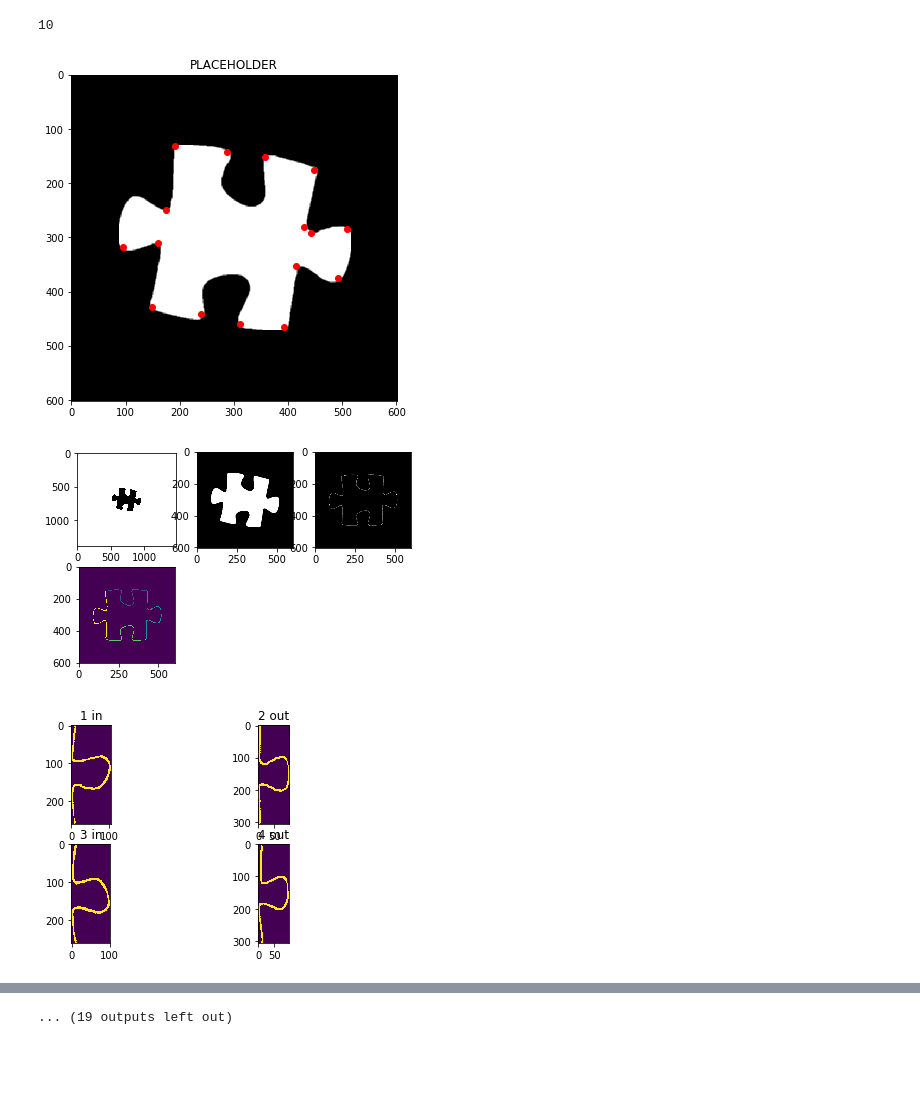
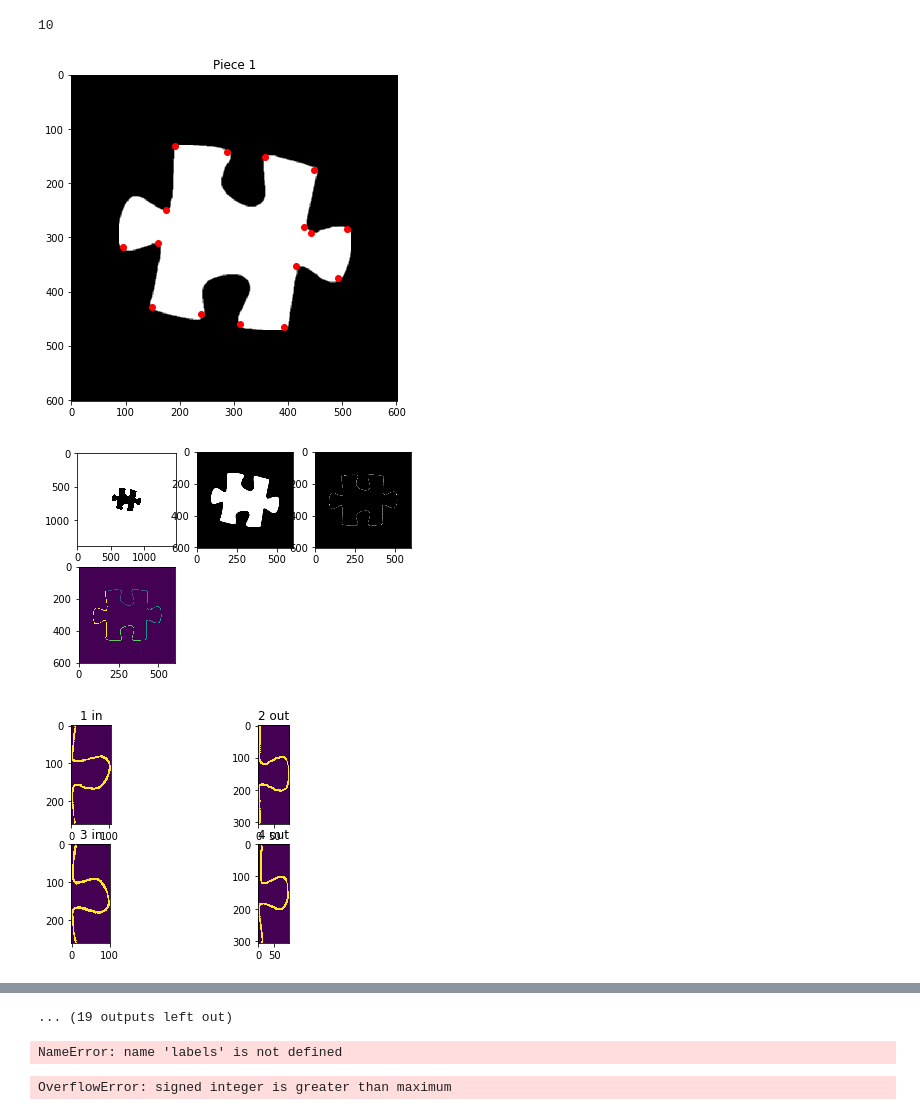
Before and after one commit to v-wangg/puzzle-solver, a Jupyter notebook: cv/SideExtractor_Harris.ipynb, the cells around one changed output, grey strips where cells are left out. Cells and saved outputs as stored; diff of their text form; code cells hidden in the pictures; blank space fills up the shorter version.

```diff
--- a/cv/SideExtractor_Harris.ipynb
+++ b/cv/SideExtractor_Harris.ipynb
@@ -29,38 +30,39 @@ img = io.imread("test_images/pic6.jpeg")
 pieces = preprocess(img, num_pieces)
 print(len(pieces))
 
-
+i = 1
 for piece in pieces:
 
     out_dict = process_piece(piece, after_segmentation_func=postprocess, scale_factor=0.4,
                              harris_block_size=5, harris_ksize=5,
                              corner_score_threshold=0.01, corner_minmax_threshold=100)
 
     plt.figure(figsize=(6, 6))
-    plt.title("PLACEHOLDER")
+    plt.title("Piece " + str(i))
     plt.imshow(out_dict['extracted'], cmap='gray')
     plt.scatter(out_dict['xy'][:, 0], out_dict['xy'][:, 1], color='red')
     #plt.colorbar()
     plt.show()
+    i += 1
 
     if 'error' in out_dict:
         print("PLACEHOLDER", ':', out_dict['error'])
         error_labels.append("PLACEHOLDER")
         traceback.print_exc()
         continue
 
     else:
 
         plt.figure(figsize=(6, 6))
         plt.imshow(out_dict['class_image'])
         plot_grid((3, 3), out_dict, '_segmented', '_extracted', '_edges', 'class_image')
         plt.show()
 
         plot_side_images(out_dict['side_images'], out_dict['inout'])
 
         results.append({'side_images': out_dict['side_images'], 'inout': out_dict['inout']})
 # %% [output]
 10
-[figure, old version]
+[figure, new version]
 [figure]
 [figure]
@@ -93,6 +95,8 @@ for label, result in zip(labels, results):
         out_path = join('sides', out_filename)
 
         cv2.imwrite(out_path, side_image)
+# %% [output]
+NameError: name 'labels' is not defined
 # %%
 img = io.imread("test_images/pic5.jpeg")
 img = preprocess(img, num_pieces)[6]
@@ -162,6 +166,35 @@ for i in range(1,15):
 
 plt.imshow(binary)
 plt.show()
+# %%
+from sys import setrecursionlimit
+
+setrecursionlimit(10000000000)
+
+def removeZeros(image):
+
+    return image[~np.all(image == 0, axis=1)]
+
+def floodFill(image):
+
+    color = 0
+    newColor = 255
+    R, C = len(image), len(image[0])
+    if color == newColor: return image
+    def dfs(r, c):
+        if image[r][c] == color:
+            image[r][c] = newColor
+            if r >= 1: dfs(r-1, c)
+            if r+1 < R: dfs(r+1, c)
+            if c >= 1: dfs(r, c-1)
+            if c+1 < C: dfs(r, c+1)
+
+    dfs(0, 0)
+    dfs(R-1, 0)
+    dfs(R//2, 0)
+    return image
+# %% [output]
+OverflowError: signed integer is greater than maximum
 # %%
 from skimage.morphology import skeletonize
 from skimage.util import invert
```
Also changed, not shown: parts of 3 cells of this notebook, 12 other files.
